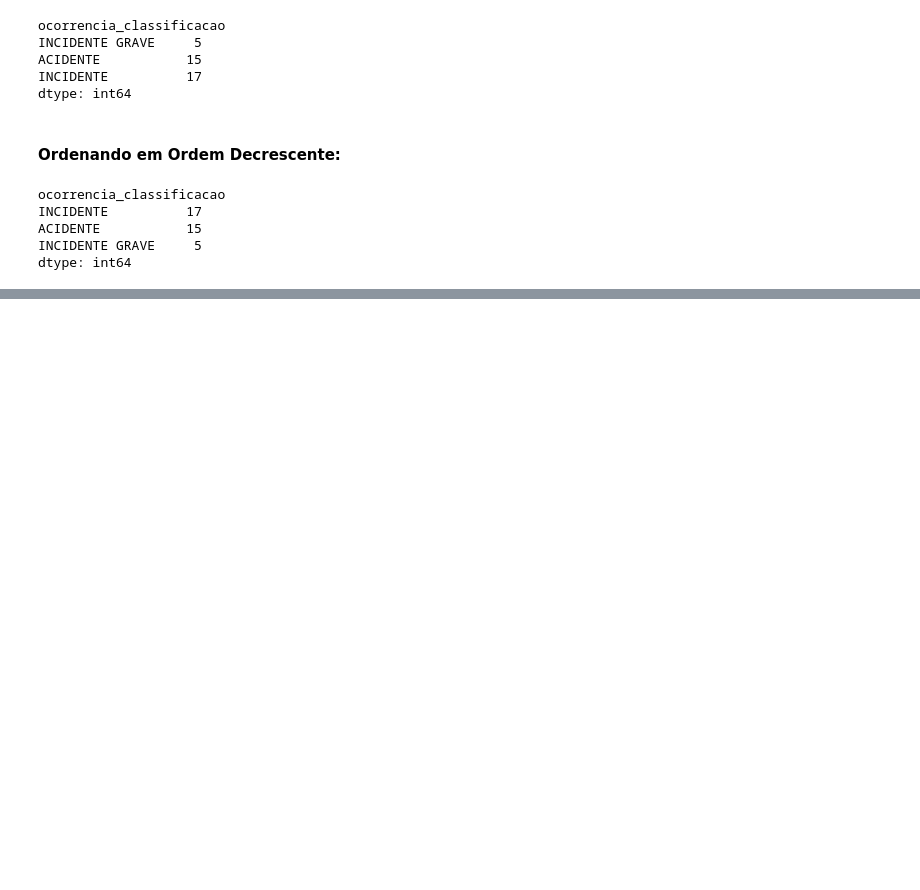
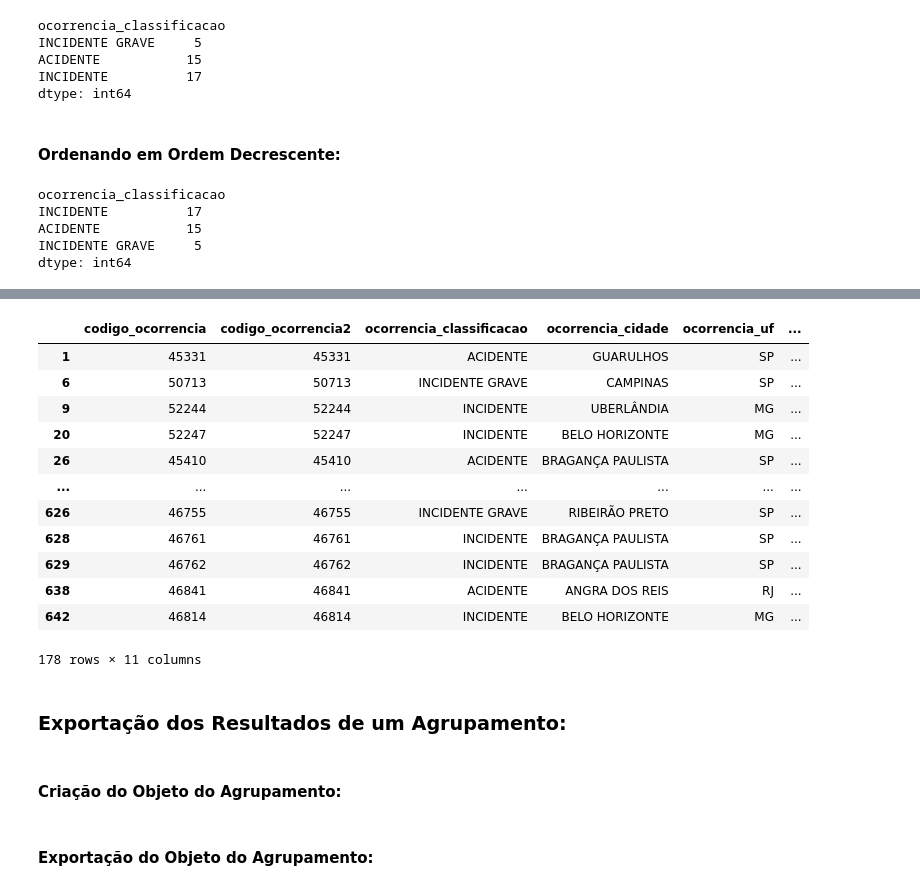
Before and after one commit to rigueti-bruno/Cognizant-Data-Cloud-Engineer, a Jupyter notebook: Programação_Python/05-Fundamentos de ETL com Python/05-3-ETL com Python - Transformacao.ipynb, the cells around one changed output, grey strips where cells are left out. Cells and saved outputs as stored; diff of their text form; code cells hidden in the pictures; blank space fills up the shorter version.

```diff
--- a/Programação_Python/05-Fundamentos de ETL com Python/05-3-ETL com Python - Transformacao.ipynb
+++ b/Programação_Python/05-Fundamentos de ETL com Python/05-3-ETL com Python - Transformacao.ipynb
@@ -793,0 +1081,16 @@ dtype: int64
+# %%
+dfsudeste2012
+# %% [output]
+|  | codigo_ocorrencia | codigo_ocorrencia2 | ocorrencia_classificacao | ocorrencia_cidade | ocorrencia_uf | ... |
+| 1 | 45331 | 45331 | ACIDENTE | GUARULHOS | SP | ... |
+| 6 | 50713 | 50713 | INCIDENTE GRAVE | CAMPINAS | SP | ... |
+| 9 | 52244 | 52244 | INCIDENTE | UBERLÂNDIA | MG | ... |
+| 20 | 52247 | 52247 | INCIDENTE | BELO HORIZONTE | MG | ... |
+| 26 | 45410 | 45410 | ACIDENTE | BRAGANÇA PAULISTA | SP | ... |
+| ... | ... | ... | ... | ... | ... | ... |
+| 626 | 46755 | 46755 | INCIDENTE GRAVE | RIBEIRÃO PRETO | SP | ... |
+| 628 | 46761 | 46761 | INCIDENTE | BRAGANÇA PAULISTA | SP | ... |
+| 629 | 46762 | 46762 | INCIDENTE | BRAGANÇA PAULISTA | SP | ... |
+| 638 | 46841 | 46841 | ACIDENTE | ANGRA DOS REIS | RJ | ... |
+| 642 | 46814 | 46814 | INCIDENTE | BELO HORIZONTE | MG | ... |
+178 rows × 11 columns
@@ -793,0 +1102,4 @@ dtype: int64
+# %% [markdown]
+### Exportação dos Resultados de um Agrupamento:
+# %% [markdown]
+#### Criação do Objeto do Agrupamento:
@@ -793,0 +1109,2 @@ dtype: int64
+# %% [markdown]
+#### Exportação do Objeto do Agrupamento:
```
Also changed, not shown: parts of 38 cells of this notebook, 7 other files.
